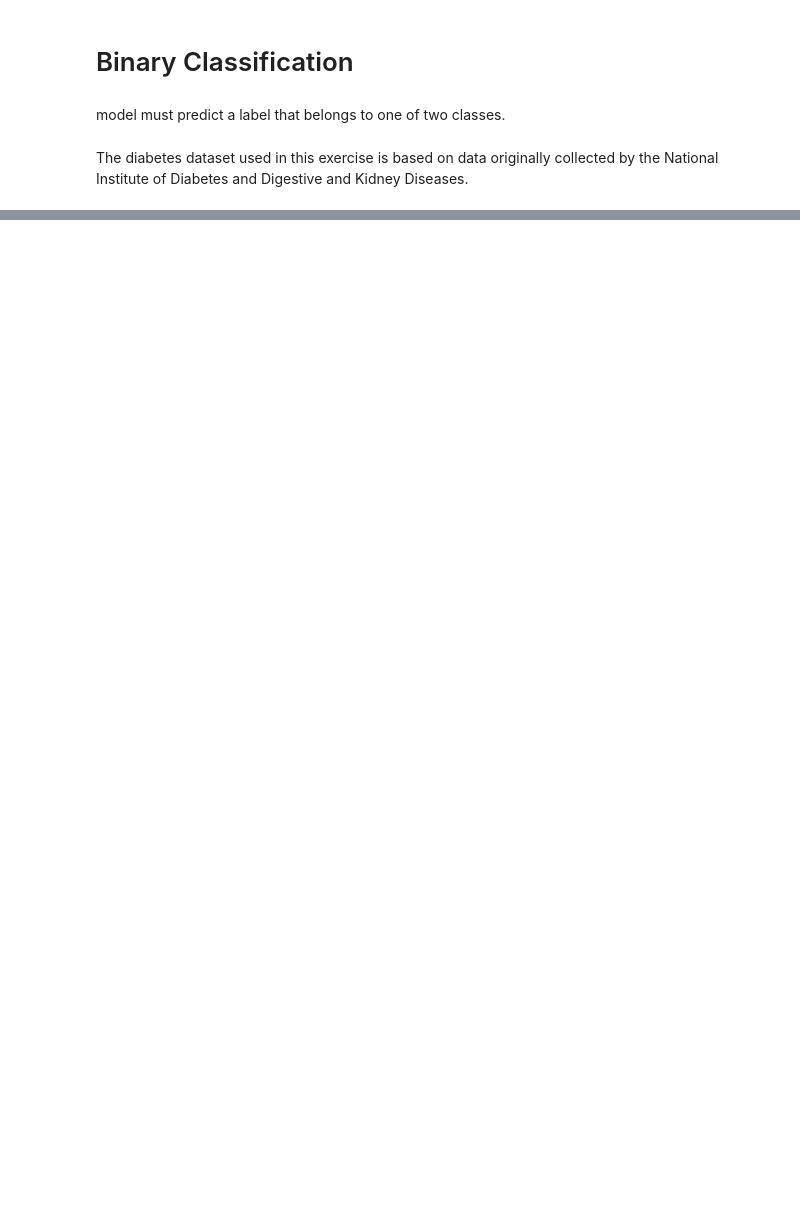
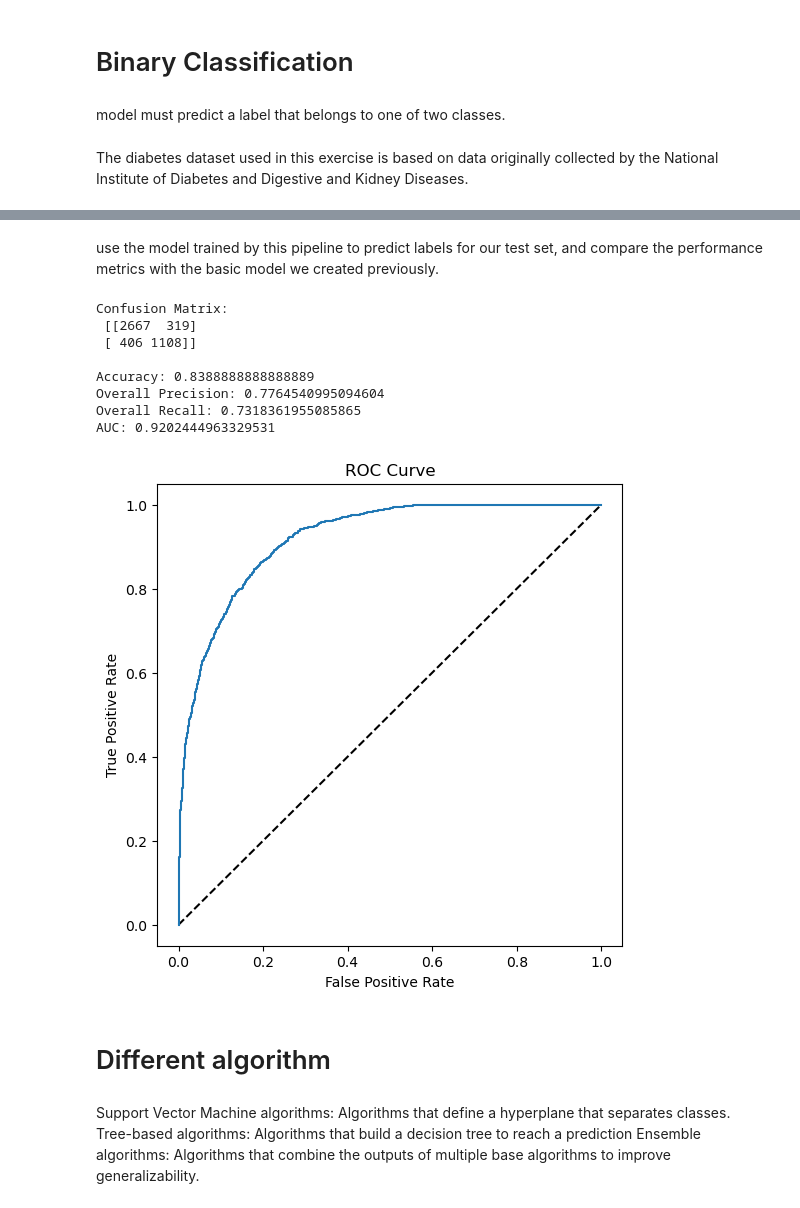
Before and after one commit to chimi-pt/Data-Science, a Jupyter notebook: Train and evaluate a classification model.ipynb, the cells around one changed output, grey strips where cells are left out. Cells and saved outputs as stored; diff of their text form; code cells hidden in the pictures; blank space fills up the shorter version.

```diff
--- a/Train and evaluate a classification model.ipynb
+++ b/Train and evaluate a classification model.ipynb
@@ -37,0 +264,45 @@ Saving to: 'diabetes.csv'
+# %% [markdown]
+use the model trained by this pipeline to predict labels for our test set, and compare the performance metrics with the basic model we created previously.
+# %%
+# Get predictions from test data
+predictions = model.predict(X_test)
+y_scores = model.predict_proba(X_test)
+
+# Get evaluation metrics
+cm = confusion_matrix(y_test, predictions)
+print ('Confusion Matrix:\n',cm, '\n')
+print('Accuracy:', accuracy_score(y_test, predictions))
+print("Overall Precision:",precision_score(y_test, predictions))
+print("Overall Recall:",recall_score(y_test, predictions))
+auc = roc_auc_score(y_test,y_scores[:,1])
+print('AUC: ' + str(auc))
+
+# calculate ROC curve
+fpr, tpr, thresholds = roc_curve(y_test, y_scores[:,1])
+
+# plot ROC curve
+fig = plt.figure(figsize=(6, 6))
+# Plot the diagonal 50% line
+plt.plot([0, 1], [0, 1], 'k--')
+# Plot the FPR and TPR achieved by our model
+plt.plot(fpr, tpr)
+plt.xlabel('False Positive Rate')
+plt.ylabel('True Positive Rate')
+plt.title('ROC Curve')
+plt.show()
+# %% [output]
+Confusion Matrix:
+ [[2667  319]
+ [ 406 1108]]
+
+Accuracy: 0.8388888888888889
+Overall Precision: 0.7764540995094604
+Overall Recall: 0.7318361955085865
+AUC: 0.9202444963329531
+[figure, added]
+# %% [markdown]
+# Different algorithm
+# %% [markdown]
+Support Vector Machine algorithms: Algorithms that define a hyperplane that separates classes.
+Tree-based algorithms: Algorithms that build a decision tree to reach a prediction
+Ensemble algorithms: Algorithms that combine the outputs of multiple base algorithms to improve generalizability.
```
Also changed, not shown: parts of 29 cells of this notebook.
